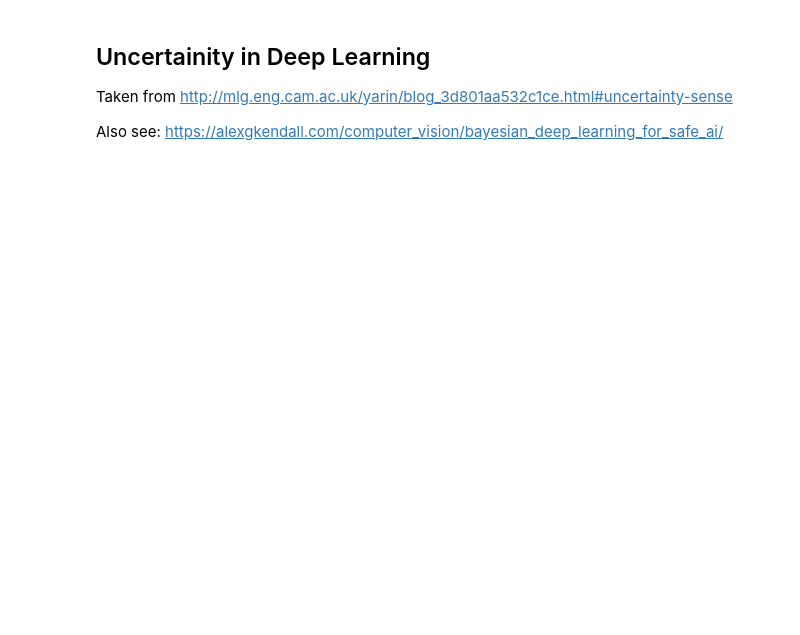
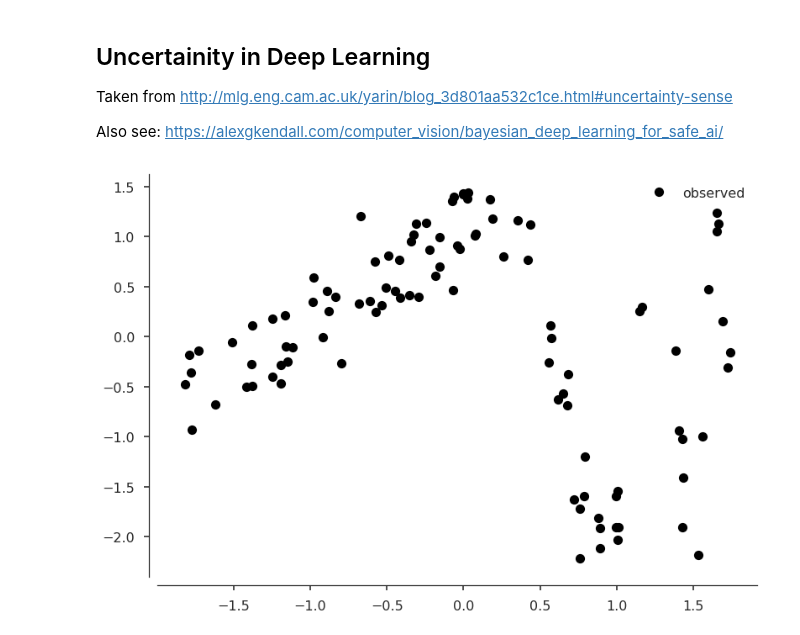
Before and after one commit to napsternxg/pytorch-practice, a Jupyter notebook: Pytorch+Uncertainity.ipynb, the cells around one changed output. Cells and saved outputs as stored; diff of their text form; code cells hidden in the pictures; blank space fills up the shorter version.

```diff
--- a/Pytorch+Uncertainity.ipynb
+++ b/Pytorch+Uncertainity.ipynb
@@ -37,0 +19,39 @@ X_true = (X_true - X_mean) / X_std
+# %%
+sns.set_context("poster")
+sns.set_style("ticks")
+
+np.random.seed(1337)
+# %%
+def get_data(N, min_x, max_x):
+    w, b = np.random.rand(2)
+    def true_model(X):
+        y = np.sin(np.exp(w * X + b))
+        return y
+    X_true = np.linspace(min_x, max_x, N)
+    y_true = true_model(X_true)
+    span = (max_x - min_x)
+    scale = 0.25
+    X_obs = min_x + span*scale + np.random.rand(N)*(span - 2*scale*span)
+    y_obs = true_model(X_obs) + np.random.randn(N)*0.2
+
+    X_mean, X_std = X_obs.mean(), X_obs.std()
+    y_mean, y_std = y_obs.mean(), y_obs.std()
+
+    X_obs = (X_obs - X_mean)/ X_std
+    X_true = (X_true - X_mean)/X_std
+
+    y_obs = (y_obs - y_mean)/y_std
+    y_true = (y_true - y_mean)/y_std
+
+    return (X_obs, y_obs, X_true, y_true), (w, b, true_model)
+# %%
+N = 100
+min_x, max_x = -20, 20
+(X_obs, y_obs, X_true, y_true), (w, b, true_model) = get_data(N, min_x, max_x)
+# %%
+plt.plot(X_obs, y_obs, ls="none", marker="o", color="k", label="observed")
+#plt.plot(X_true, y_true, ls="-", color="r", label="true", alpha=0.5)
+plt.legend()
+sns.despine(offset=10)
+# %% [output]
+[figure, added]
```
Also changed, not shown: parts of 16 cells of this notebook, 5 other files.
